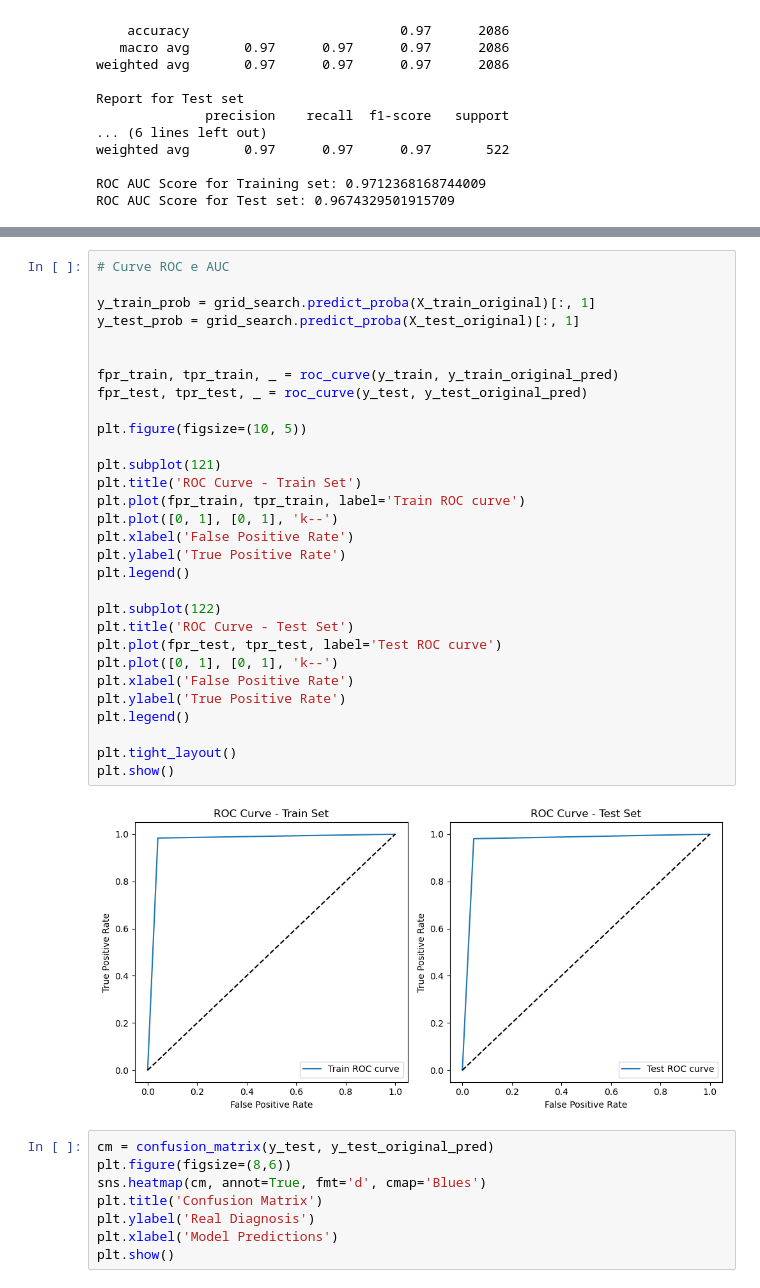
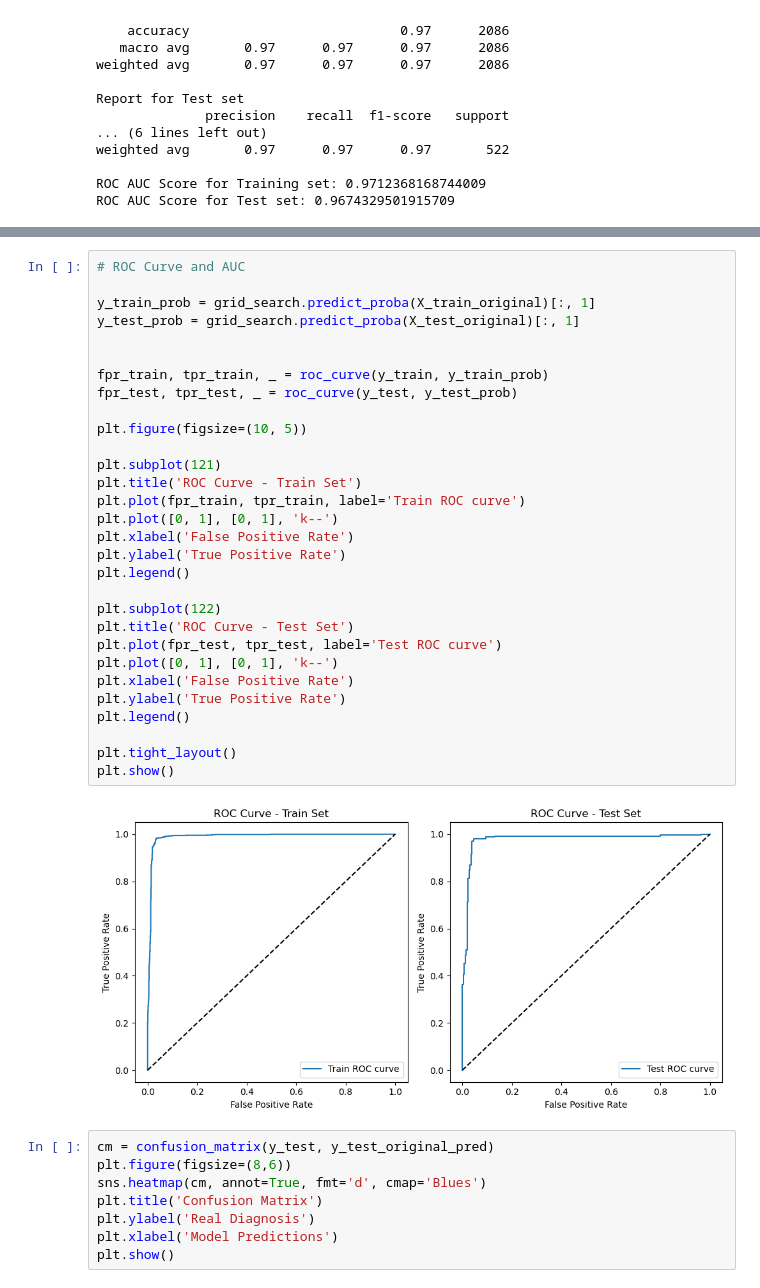
Before and after one commit to CamillaMilli/Group-36-FDS, a Jupyter notebook: Parkinsons_Modeling_and_Functions/main.ipynb, the cells around one changed output, grey strips where cells are left out. Cells and saved outputs as stored; diff of their text form.

```diff
--- a/Parkinsons_Modeling_and_Functions/main.ipynb
+++ b/Parkinsons_Modeling_and_Functions/main.ipynb
@@ -1366,37 +1367,37 @@ plt.show()
 # %% [output]
 [figure]
 # %%
-# Curve ROC e AUC
+# ROC Curve and AUC
 
 y_train_prob = grid_search.predict_proba(X_train_original)[:, 1]
 y_test_prob = grid_search.predict_proba(X_test_original)[:, 1]
 
 
-fpr_train, tpr_train, _ = roc_curve(y_train, y_train_original_pred)
-fpr_test, tpr_test, _ = roc_curve(y_test, y_test_original_pred)
+fpr_train, tpr_train, _ = roc_curve(y_train, y_train_prob)
+fpr_test, tpr_test, _ = roc_curve(y_test, y_test_prob)
 
 plt.figure(figsize=(10, 5))
 
 plt.subplot(121)
 plt.title('ROC Curve - Train Set')
 plt.plot(fpr_train, tpr_train, label='Train ROC curve')
 plt.plot([0, 1], [0, 1], 'k--')
 plt.xlabel('False Positive Rate')
 plt.ylabel('True Positive Rate')
 plt.legend()
 
 plt.subplot(122)
 plt.title('ROC Curve - Test Set')
 plt.plot(fpr_test, tpr_test, label='Test ROC curve')
 plt.plot([0, 1], [0, 1], 'k--')
 plt.xlabel('False Positive Rate')
 plt.ylabel('True Positive Rate')
 plt.legend()
 
 plt.tight_layout()
 plt.show()
 # %% [output]
-[figure, old version]
+[figure, new version]
 # %%
 cm = confusion_matrix(y_test, y_test_original_pred)
 plt.figure(figsize=(8,6))
```
Also changed, not shown: parts of 24 cells of this notebook.
